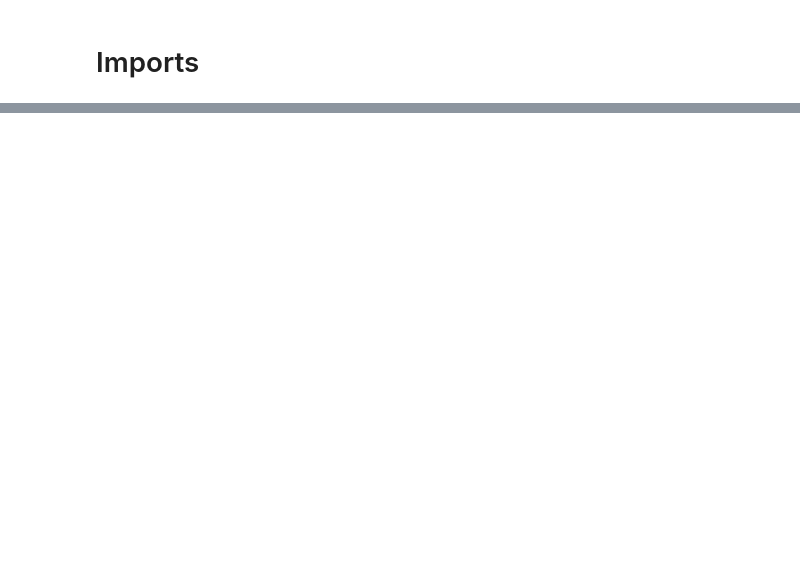
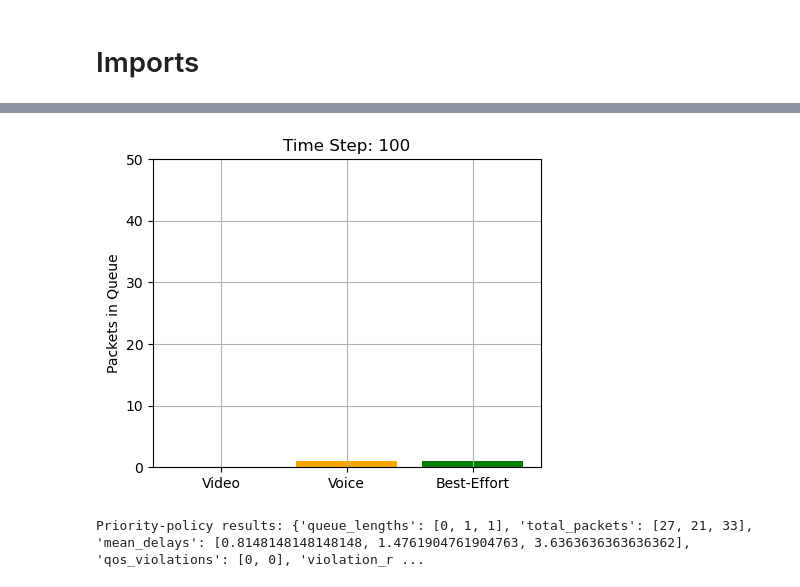
Before and after one commit to Tanjim-5125/packet_scheduling_A2_32, a Jupyter notebook: assingment2_packet_scheduler.ipynb, the cells around one changed output, grey strips where cells are left out. Drawn from its saved outputs; the diff is of its cells as text; code cells hidden in the pictures; blank space fills up the shorter version.

```diff
--- a/assingment2_packet_scheduler.ipynb
+++ b/assingment2_packet_scheduler.ipynb
@@ -234,0 +275,33 @@ FIFO policy results: {'queue_lengths': [0, 0, 0], 'total_packets': [26, 14, 48],
+# %%
+# ─────────────────────────────────────────────────────────────────────────────
+# always serve the highest‐priority non‐empty queue (0 > 1 > 2)
+# ─────────────────────────────────────────────────────────────────────────────
+
+# 1) instantiate & reset
+env = PacketSchedulerEnv(scenario=1)
+obs, _ = env.reset()
+
+# 2) run for T steps
+T = 100
+for t in range(T):
+    # pick the highest‐priority non‐empty queue
+    action = None
+    for q_idx in range(env.num_queues):
+        if env.queues[q_idx]:
+            action = q_idx
+            break
+    # if all queues empty, default to queue 0 (no service will happen)
+    if action is None:
+        action = 0
+
+    # step & (optionally) visualize
+    obs, reward, done, truncated, info = env.step(action)
+    env.draw_network_queue()
+    time.sleep(0.1)
+
+# 3) report statistics
+stats = env.get_statistics()
+print("Priority‐policy results:", stats)
+# %% [output]
+[figure, added]
+Priority‐policy results: {'queue_lengths': [0, 1, 1], 'total_packets': [27, 21, 33], 'mean_delays': [0.8148148148148148, 1.4761904761904763, 3.6363636363636362], 'qos_violations': [0, 0], 'violation_r ...
```
Also changed, not shown: parts of 4 cells of this notebook.
